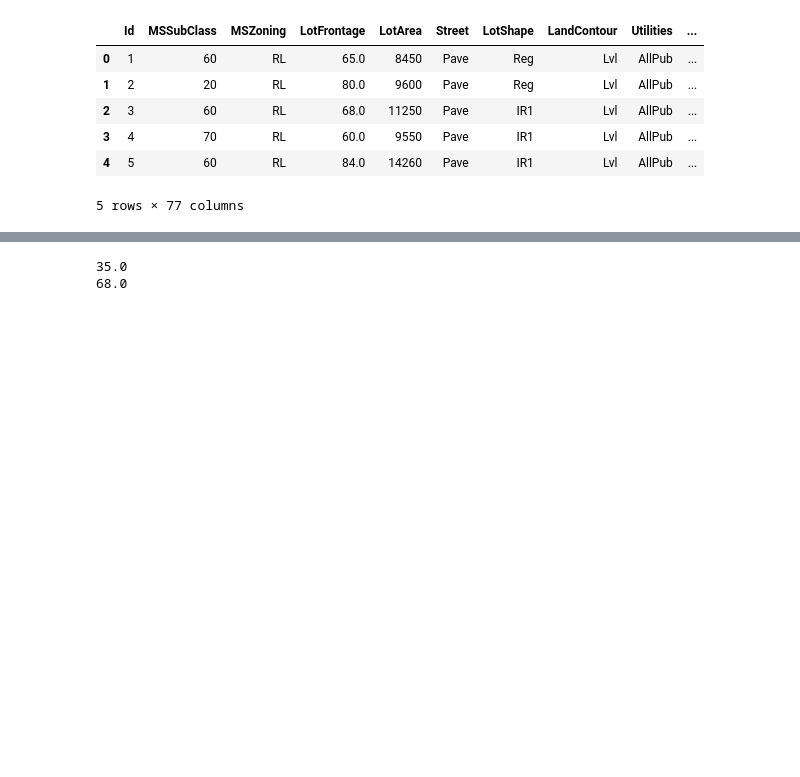
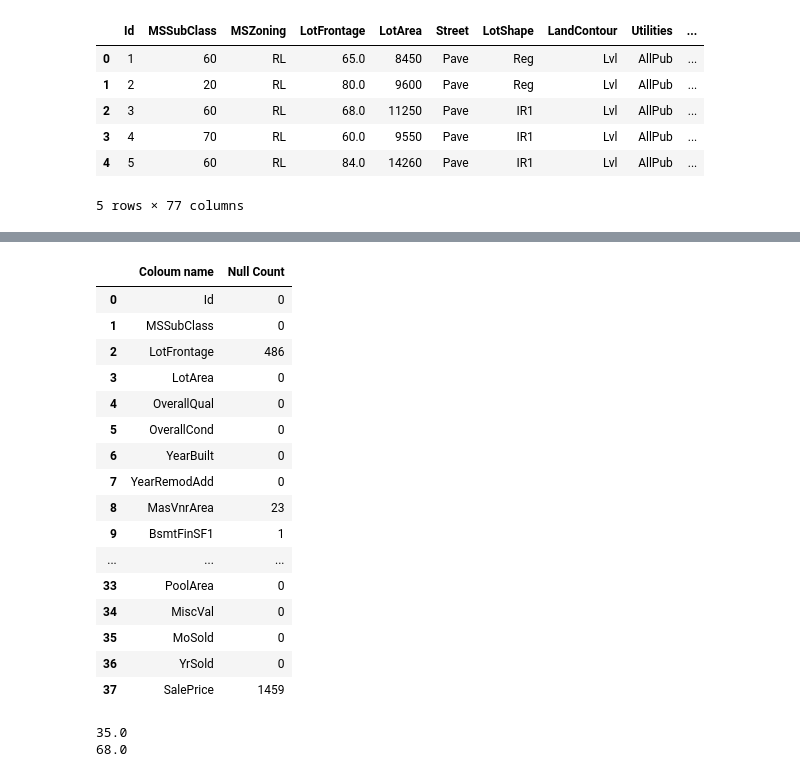
Before and after one commit to jijopjames/House-price-kaggel, a Jupyter notebook: House_price.ipynb, the cells around one changed output, grey strips where cells are left out. Drawn from its saved outputs; the diff is of its cells as text; code cells hidden in the pictures; blank space fills up the shorter version.

```diff
--- a/House_price.ipynb
+++ b/House_price.ipynb
@@ -119,3 +123,23 @@ numerical_null_count = pd.DataFrame(null_count)
+# %%
+numerical_null_count
+# %% [output]
+|  | Coloum name | Null Count |
+| 0 | Id | 0 |
+| 1 | MSSubClass | 0 |
+| 2 | LotFrontage | 486 |
+| 3 | LotArea | 0 |
+| 4 | OverallQual | 0 |
+| 5 | OverallCond | 0 |
+| 6 | YearBuilt | 0 |
+| 7 | YearRemodAdd | 0 |
+| 8 | MasVnrArea | 23 |
+| 9 | BsmtFinSF1 | 1 |
+| ... | ... | ... |
+| 33 | PoolArea | 0 |
+| 34 | MiscVal | 0 |
+| 35 | MoSold | 0 |
+| 36 | YrSold | 0 |
+| 37 | SalePrice | 1459 |
 # %%
 #Finding average year between when house was built to when the house was sold.
 #Assuming the garage was built along with the house
```
Also changed, not shown: parts of 12 cells of this notebook.
